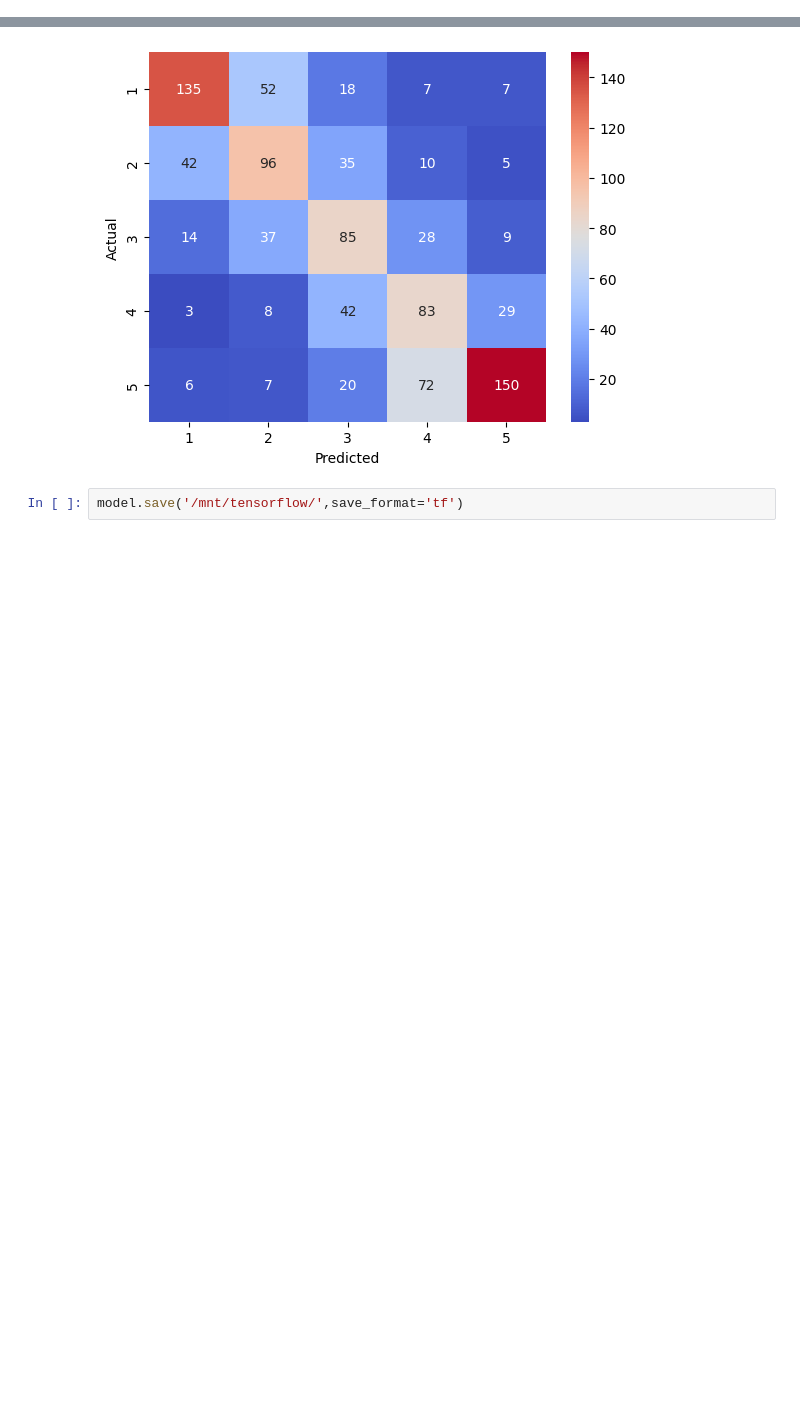
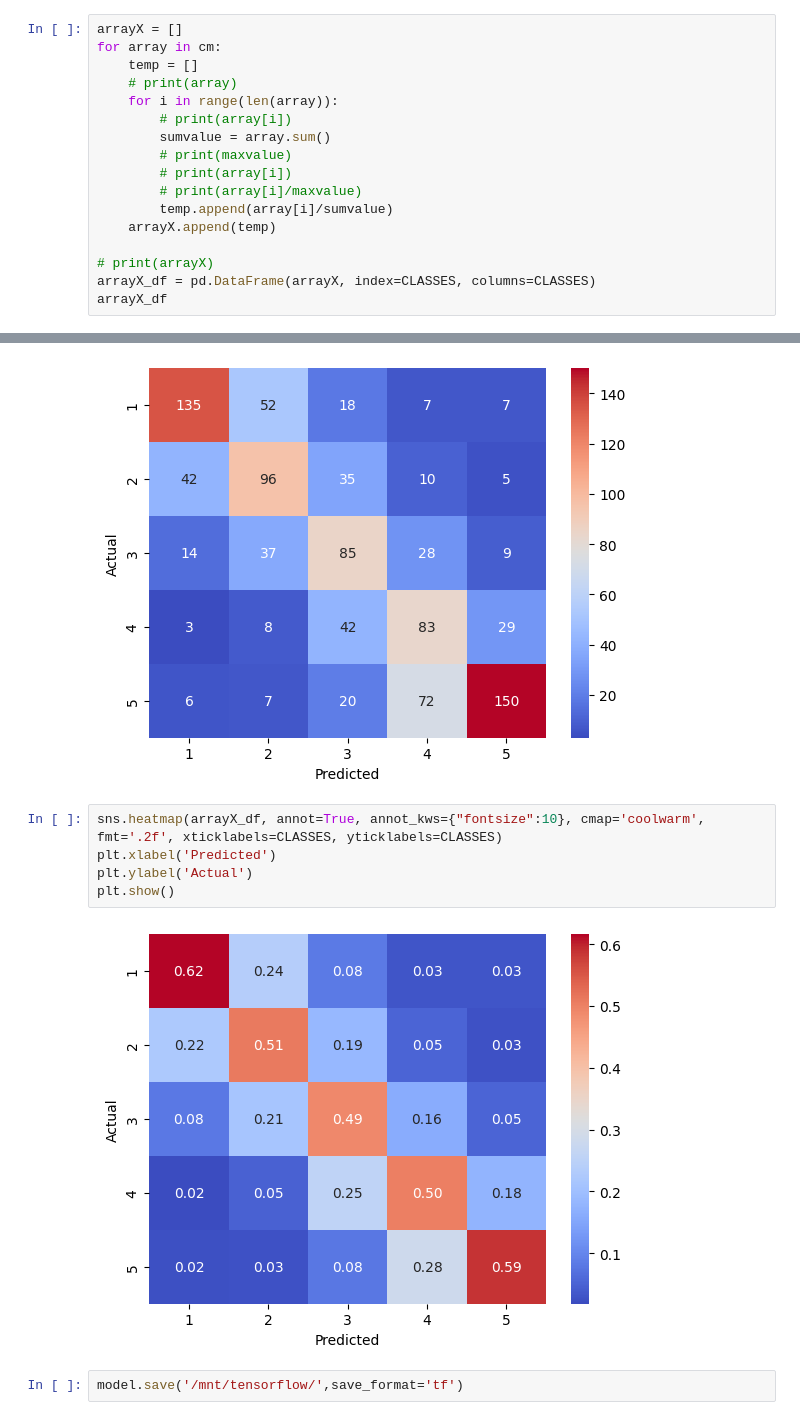
Before and after one commit to developer-onizuka/MachineLearningOnAWS, a Jupyter notebook: Fine-Tuning.ipynb, the cells around one changed output, grey strips where cells are left out. Drawn from its saved outputs; the diff is of its cells as text; blank space fills up the shorter version.

```diff
--- a/Fine-Tuning.ipynb
+++ b/Fine-Tuning.ipynb
@@ -511,3 +511,20 @@ cm_df
 | 3 | 14 | 37 | 85 | 28 | 9 |
 | 4 | 3 | 8 | 42 | 83 | 29 |
 | 5 | 6 | 7 | 20 | 72 | 150 |
+# %%
+arrayX = []
+for array in cm:
+    temp = []
+    # print(array)
+    for i in range(len(array)):
+        # print(array[i])
+        sumvalue = array.sum()
+        # print(maxvalue)
+        # print(array[i])
+        # print(array[i]/maxvalue)
+        temp.append(array[i]/sumvalue)
+    arrayX.append(temp)
+
+# print(arrayX)
+arrayX_df = pd.DataFrame(arrayX, index=CLASSES, columns=CLASSES)
+arrayX_df
@@ -518,6 +542,13 @@ plt.ylabel('Actual')
 plt.show()
 # %% [output]
 [figure]
+# %%
+sns.heatmap(arrayX_df, annot=True, annot_kws={"fontsize":10}, cmap='coolwarm', fmt='.2f', xticklabels=CLASSES, yticklabels=CLASSES)
+plt.xlabel('Predicted')
+plt.ylabel('Actual')
+plt.show()
+# %% [output]
+[figure, added]
 # %%
 model.save('/mnt/tensorflow/',save_format='tf')
 # %% [output]
```
Also changed, not shown: parts of 3 cells of this notebook.
